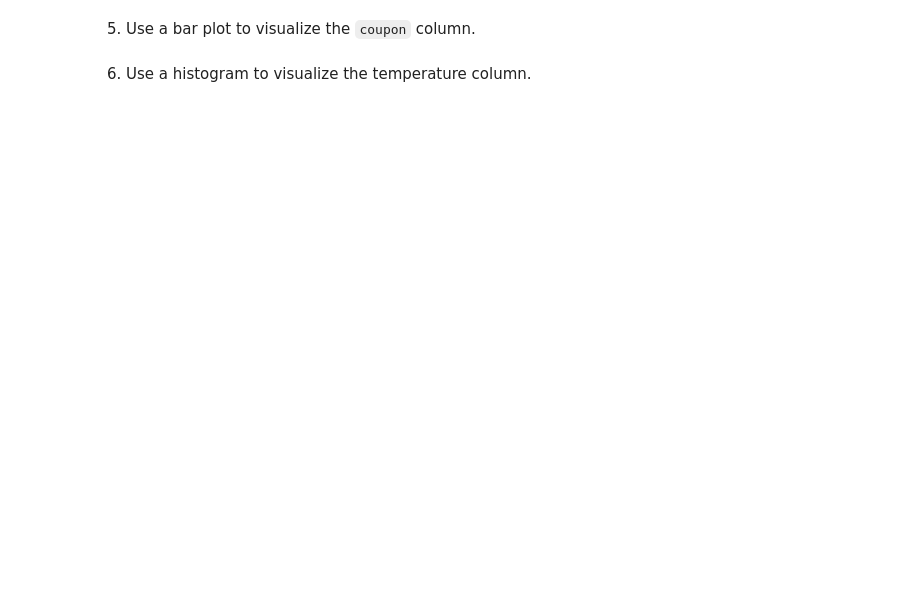
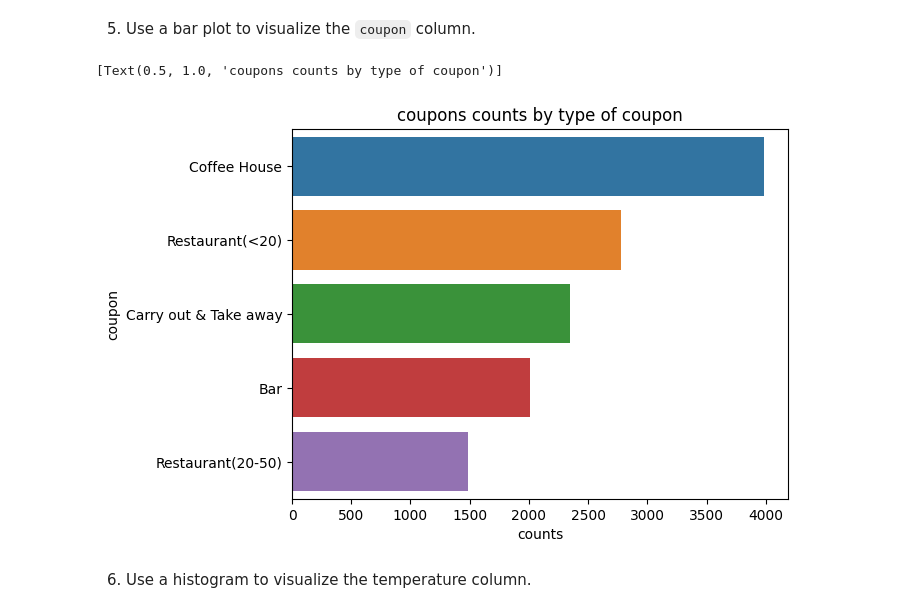
Before and after one commit to rvadavia/Testing-Git-for-UBC--ML, a Jupyter notebook: Assignment 5.1.ipynb, the cells around one changed output. Saved outputs shown, nothing was run; the diff lists cells and outputs as text; code cells hidden in the pictures; blank space fills up the shorter version.

```diff
--- a/Assignment 5.1.ipynb
+++ b/Assignment 5.1.ipynb
@@ -82,0 +116,3 @@ data.head()
+# %%
+data = data.drop_duplicates()
+print("Shape of dataset after removing duplicates:",data.shape)
@@ -86,0 +157,12 @@ data.head()
+# %%
+
+
+# Replace missing values in data with NaN for consistency
+
+data['Bar']=data['Bar'].fillna(data['Bar'].value_counts().index[0])
+data['CoffeeHouse']=data['CoffeeHouse'].fillna(data['CoffeeHouse'].value_counts().index[0])
+data['CarryAway']=data['CarryAway'].fillna(data['CarryAway'].value_counts().index[0])
+data['RestaurantLessThan20']=data['RestaurantLessThan20'].fillna(data['RestaurantLessThan20'].value_counts().index[0])
+data['Restaurant20To50']=data['Restaurant20To50'].fillna(data['Restaurant20To50'].value_counts().index[0])
+NewData = data.drop(["car"], axis = 1)
+NewData.corr(method ='pearson',numeric_only=True)
@@ -86,0 +183,3 @@ data.head()
+# %%
+NewData = data.drop(["toCoupon_GEQ5min","direction_opp"], axis = 1)
+NewData
@@ -87,4 +200,13 @@ data.head()
 # %% [markdown]
 5. Use a bar plot to visualize the `coupon` column.
+# %%
+BarData = NewData.value_counts('coupon')
+BarData = BarData.reset_index()
+BarData.columns = ['coupon', 'counts']
+
+sns.barplot(data=BarData, x="counts", y="coupon").set(title='coupons counts by type of coupon')
+# %% [output]
+[Text(0.5, 1.0, 'coupons counts by type of coupon')]
+[figure, added]
 # %% [markdown]
 6. Use a histogram to visualize the temperature column.
```
Also changed, not shown: parts of 30 cells of this notebook.
